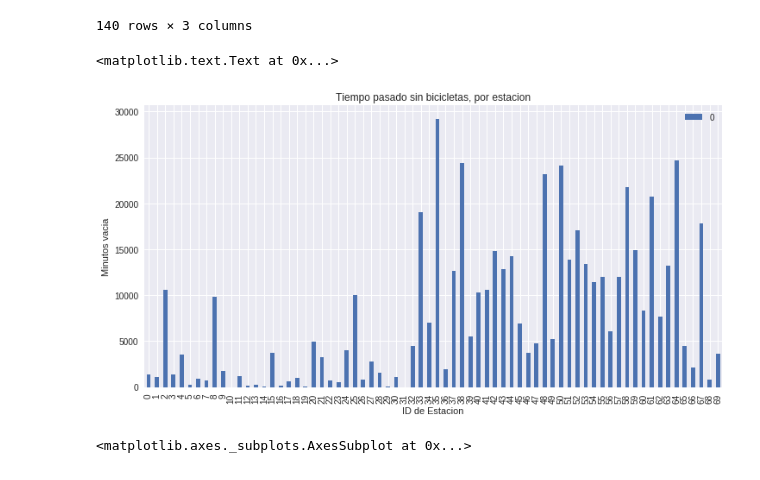
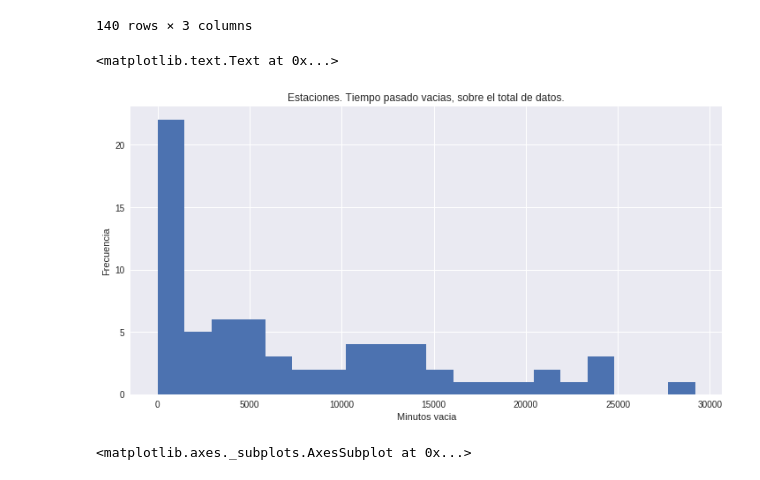
Before and after one commit to pabloernesto/sfBikes, a Jupyter notebook: exploracion.ipynb, the cells around one changed output. Cells and saved outputs as stored; diff of their text form; code cells hidden in the pictures.

Commit message:
cambiado plot de estaciones vacias a histograma

```diff
--- a/exploracion.ipynb
+++ b/exploracion.ipynb
@@ -166,17 +166,17 @@ aggregate
 # %%
 minutes = []
 groups = aggregate.groupby('station_id')
 trueval = lambda group: int(group[1][group[1].under == True]['count'])
 for group in groups:
     minutes.append(trueval(group))
 
-pd.DataFrame(minutes).plot.bar(figsize=(12,6))
-plt.xlabel("ID de Estacion")
-plt.ylabel("Minutos vacia")
-plt.title("Tiempo pasado sin bicicletas, por estacion")
+pd.DataFrame(minutes).plot.hist(figsize=(12,6), bins=20, legend=False)
+plt.ylabel("Frecuencia")
+plt.xlabel("Minutos vacia")
+plt.title("Estaciones. Tiempo pasado vacias, sobre el total de datos.")
 # %% [output]
 <matplotlib.text.Text at 0x...>
-[figure, old version]
+[figure, new version]
 # %%
 pd.DataFrame(minutes, columns=['x']).sort_values('x', ascending=False).plot.bar(figsize=(12,6))
 plt.xlabel("ID de Estacion")
```
